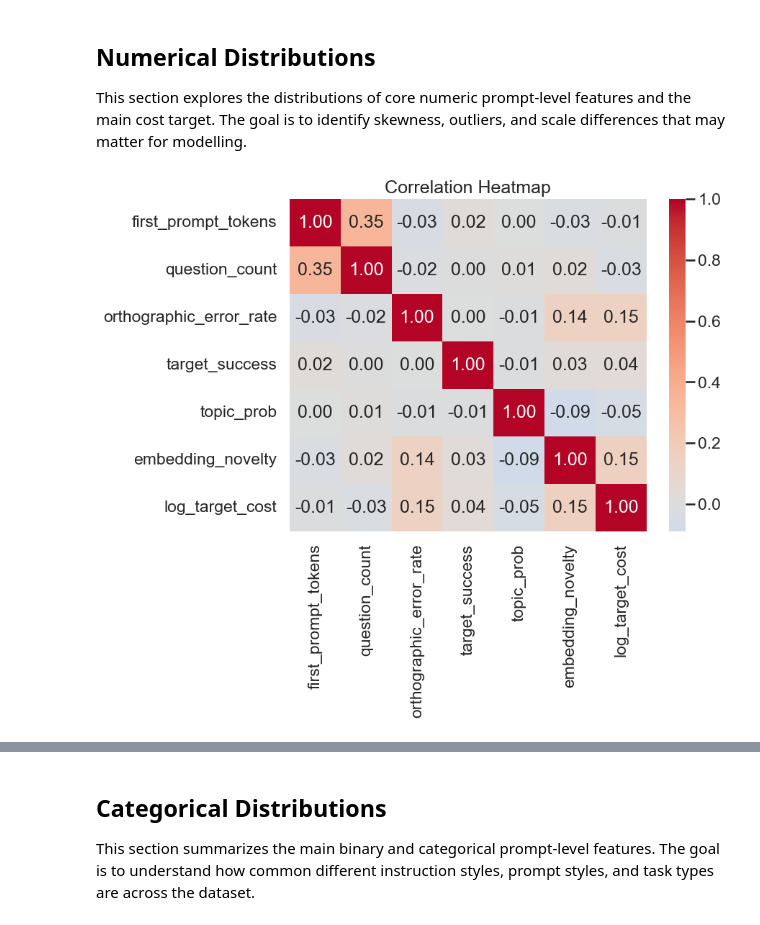
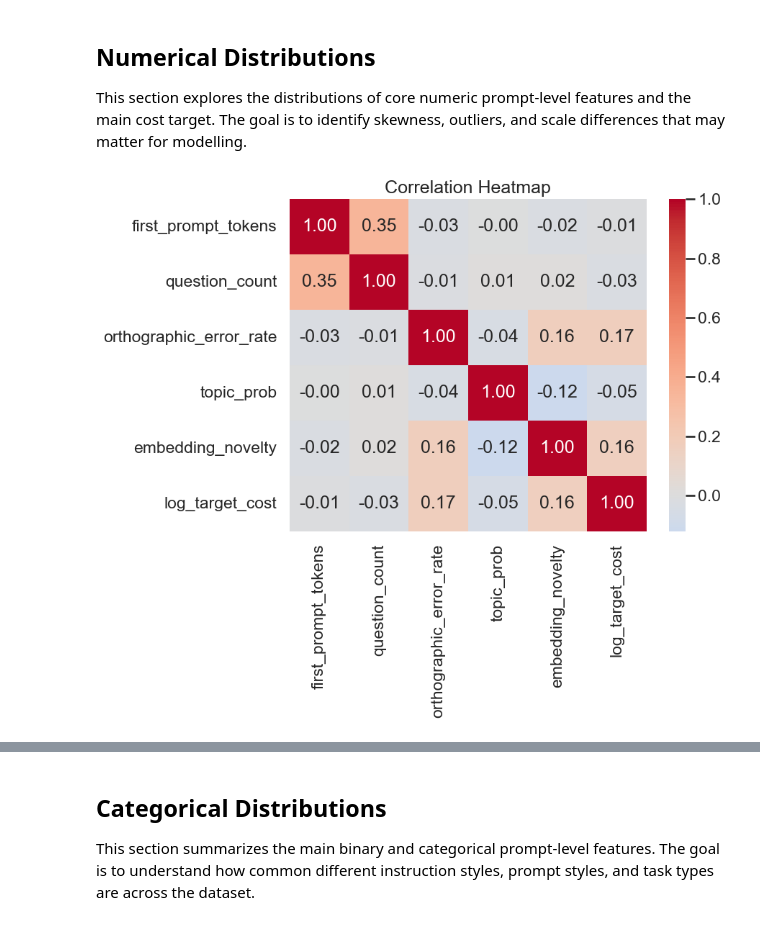
Before and after one commit to Thoericht/llm-sustainability-analysis, a Jupyter notebook: 02_notebooks/03_data_exploration.ipynb, the cells around one changed output, grey strips where cells are left out. Drawn from its saved outputs; the diff is of its cells as text; code cells hidden in the pictures.

```diff
--- a/02_notebooks/03_data_exploration.ipynb
+++ b/02_notebooks/03_data_exploration.ipynb
@@ -44,7 +44,8 @@ PROJECT_ROOT = Path.cwd().parent
 
 CONFIG = {
     "features_dir": PROJECT_ROOT / "01_data" / "03_features",
-    "input_file": "conversation_dataframe.csv",
+    "input_file": "llm_sustainability_strict_v1-1-0_dataframe.csv",
+    "output_file": "llm_sustainability_strict_v1-2-0_dataframe.csv",
     "random_state": 42,
 }
 # %%
@@ -259,29 +310,28 @@ This section explores the distributions of core numeric prompt-level features an
 # %%
 # ----------------------------
 # CORRELATIONS
 # ----------------------------
 
 df["log_target_cost"] = np.log1p(df["target_cost"])
 
 
 numeric_for_corr = [
     "first_prompt_tokens",
     "question_count",
     "orthographic_error_rate",
-    "target_success",
     "topic_prob",
     "embedding_novelty",
     "log_target_cost",
 ]
 
 corr = df[numeric_for_corr].corr()
 
 plt.figure(figsize=(8, 6))
 sns.heatmap(corr, annot=True, fmt=".2f", cmap="coolwarm", center=0)
 plt.title("Correlation Heatmap")
 plt.show()
 # %% [output]
-[figure, old version]
+[figure, new version]
 # %%
 # ----------------------------
 # NUMERICAL DISTRIBUTIONS
```
Also changed, not shown: parts of 21 cells of this notebook, 2 other files.
